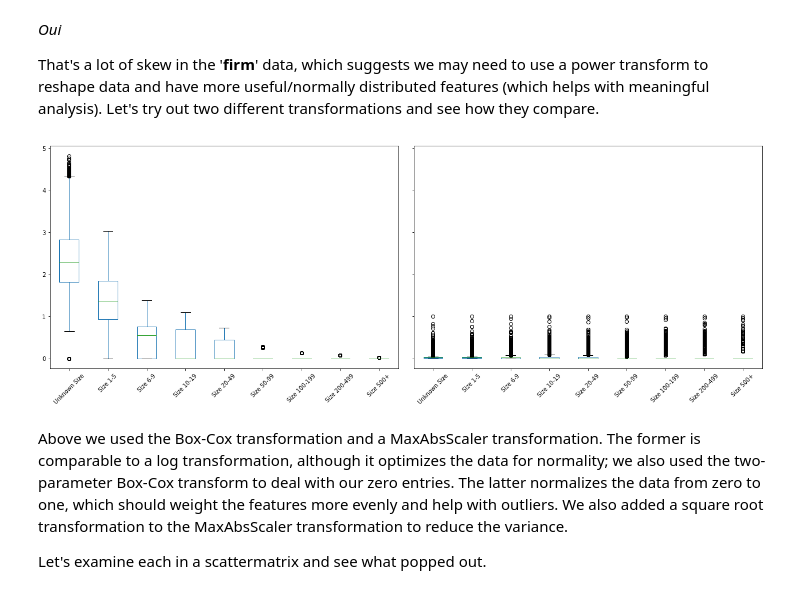
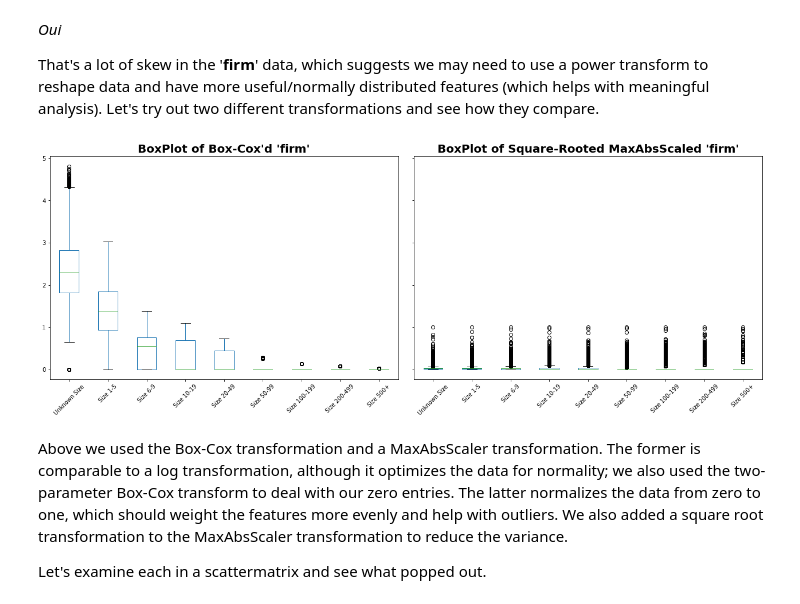
Before and after one commit to eyes-robson/MLND, a Jupyter notebook: capstone/Capstone.ipynb, the cells around one changed output. Cells and saved outputs as stored; diff of their text form; code cells hidden in the pictures.

```diff
--- a/capstone/Capstone.ipynb
+++ b/capstone/Capstone.ipynb
@@ -222,34 +222,36 @@ That's a lot of skew in the '**firm**' data, which suggests we may need to use a
 boxed_firm_dat = pd.DataFrame(firm_dat, copy=True, columns = firm_dat.keys())
 lambda_list = pd.Series(index=firm_dat.keys())
 
 # Sparsity issues necessitate a two-parameter Box-Cox transformation
 # more specifically, we add an alpha term of 1 so that zero entries can still be transformed
 # this does destroy sparsity, but we can re-introduce it later
 boxed_firm_dat += 1
 for i in boxed_firm_dat.columns:
     boxed_firm_dat[i], lambda_list.loc[i] = boxcox(boxed_firm_dat[i])
 
 # we add a one row, two column format to see the results side-by-side
 fig, (ax, ax2) = plt.subplots(ncols=2, sharey=True, figsize=(18,6))
 plt.tight_layout()
 
 # add the first plot, of the Box-Cox transform
 __ = boxed_firm_dat.plot.box(ax = ax)
+ax.set_title('BoxPlot of Box-Cox\'d \'firm\'', weight='semibold', size =20)
 for i in __.xaxis.get_ticklabels():
     i.set_rotation(45)
 
 # Our second transformation divides the data by the maximum value, which makes all of the data between zero and one
 # this technique preserves sparsity and can ensure all of the features are on the same scale
 # to make this more normal, we also take a square root, which reduces the variance and skew
 maxAbs = MaxAbsScaler(copy=True)
 sqAbs_firm_dat = pd.DataFrame(np.sqrt(maxAbs.fit_transform(firm_dat)), columns=firm_dat.keys())
 
 # add the second plot,of the SqAbsScaled data
 __ = sqAbs_firm_dat.plot.box(ax = ax2)
+ax2.set_title('BoxPlot of Square-Rooted MaxAbsScaled \'firm\'', weight='semibold', size =20)
 for i in __.xaxis.get_ticklabels():
     i.set_rotation(45)
 # %% [output]
-[figure, old version]
+[figure, new version]
 # %% [markdown]
 Above we used the Box-Cox transformation and a MaxAbsScaler transformation. The former is comparable to a log transformation, although it optimizes the data for normality; we also used the two-parameter Box-Cox transform to deal with our zero entries. The latter normalizes the data from zero to one, which should weight the features more evenly and help with outliers. We also added a square root transformation to the MaxAbsScaler transformation to reduce the variance.
 
```
Also changed, not shown: parts of 10 cells of this notebook, 2 other files.
